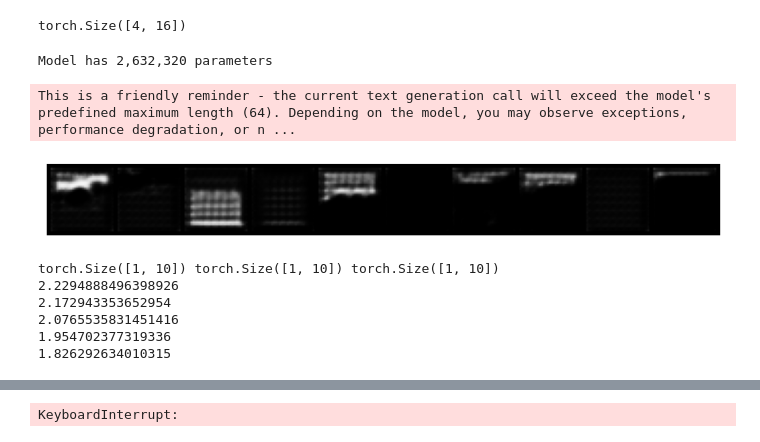
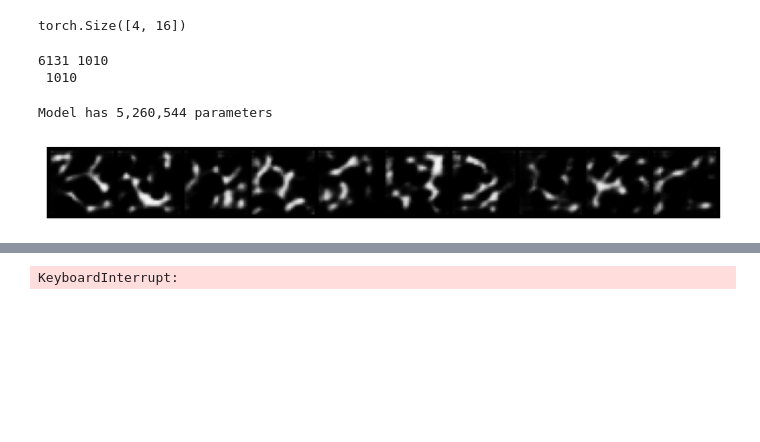
Before and after one commit to karanravindra/nn-zoo, a Jupyter notebook: blog/10-vqvae/taming.ipynb, the cells around one changed output, grey strips where cells are left out. Drawn from its saved outputs; the diff is of its cells as text; code cells hidden in the pictures; blank space fills up the shorter version.

```diff
--- a/blog/10-vqvae/taming.ipynb
+++ b/blog/10-vqvae/taming.ipynb
@@ -622,13 +609,53 @@ val_loader = torch.utils.data.DataLoader(
+# %%
+def get_subset_loader(class_numer) -> tuple[torch.utils.data.DataLoader, torch.utils.data.DataLoader]:
+    train_dataset = torch.load("blog/10-vqvae/idxs/mnist/train_indexed.pt")
+    val_dataset = torch.load("blog/10-vqvae/idxs/mnist/val_indexed.pt")
+
+    # filter dataset
+    train_subset = torch.utils.data.Subset(
+        train_dataset, [i for i, (_, y) in enumerate(train_dataset) if y == class_numer]
+    )
+    val_subset = torch.utils.data.Subset(
+        val_dataset, [i for i, (_, y) in enumerate(val_dataset) if y == class_numer]
+    )
+
+    # Train Loader
+    train_loader = torch.utils.data.DataLoader(
+        train_subset,
+        batch_size=64,
+        shuffle=True,
+        num_workers=4,
+        pin_memory=True,
+        persistent_workers=True,
+    )
+
+    # Val Loader
+    val_loader = torch.utils.data.DataLoader(
+        val_subset,
+        batch_size=64,
+        num_workers=4,
+        pin_memory=True,
+        persistent_workers=True,
+    )
+
+    return train_loader, val_loader
+
+train_loader, val_loader = get_subset_loader(3)
+print(len(train_loader.dataset), len(val_loader.dataset))
+# %% [output]
+6131 1010
+ 1010
 # %%
 import transformers
 
 model = transformers.LlamaConfig(
     vocab_size=16 + 10,
-    hidden_size=128,
-    intermediate_size=128 * 2,
-    num_hidden_layers=16,
-    num_attention_heads=32,
-    max_position_embeddings=64,
+    hidden_size=256,
+    intermediate_size=256 * 2,
+    num_hidden_layers=8,
+    num_attention_heads=16,
+    max_position_embeddings=128,
+    attention_dropout=0.1,
     bos_token_id=None,
     eos_token_id=None,
     )
@@ -636,30 +663,29 @@ model = transformers.LlamaConfig(
 model = transformers.LlamaForCausalLM(model).to(device)
 print(f"Model has {model.num_parameters():,} parameters")
 # %% [output]
-Model has 2,632,320 parameters
+Model has 5,260,544 parameters
 # %%
 criterion = nn.CrossEntropyLoss()
 optimizer = torch.optim.AdamW(model.parameters(), lr=2e-4)
 # %%
 import matplotlib.pyplot as plt
 @torch.no_grad()
 def decode_idxs(idxs):
     quantized_x = F.embedding(
         idxs.view(idxs.shape[0], 8, 8), vqvae.vq.e_i_ts.transpose(0, 1)
     ).permute(0, 3, 1, 2)
 
     # reconstruct
     x_recon = vqvae.decoder(quantized_x)
 
     plt.figure(figsize=(10, 10))
     plt.imshow(torchvision.utils.make_grid(x_recon[:64], nrow=10).cpu().numpy().transpose(1, 2, 0))
     plt.axis("off")
     plt.show()
 
-decode_idxs(model.generate(torch.arange(10, device=device).view(-1, 1) + 16, max_length=65, temperature=1.0)[:,-64:])
+decode_idxs(model.generate(torch.full((10, 1), 3, dtype=torch.long).to(device), max_length=65, do_sample=True)[:, -64:])
 # %% [output]
-This is a friendly reminder - the current text generation call will exceed the model's predefined maximum length (64). Depending on the model, you may observe exceptions, performance degradation, or n ...
-[figure, old version]
+[figure, new version]
 # %%
 @torch.no_grad()
 def evaluate(model, loader):
@@ -686,23 +711,0 @@ ema = EMA(model, beta=0.9999, update_after_step=1, update_every=1)
-# %%
-# inputs, labels, attention_mask
-inputs = torch.arange(10, device=device).view(1, -1)
-labels = torch.arange(10, device=device).view(1, -1)
-
-print(inputs.shape, labels.shape, torch.ones_like(inputs).shape)
-
-for i in range(5):
-    output = model(inputs, labels=labels)
-
-    optimizer.zero_grad()
-    loss = output.loss
-    loss.backward()
-    optimizer.step()
-
-    print(loss.item())
-# %% [output]
-torch.Size([1, 10]) torch.Size([1, 10]) torch.Size([1, 10])
-2.2294888496398926
-2.172943353652954
-2.0765535831451416
-1.954702377319336
-1.826292634010315
```
Also changed, not shown: parts of 7 cells of this notebook, 16 other files.
